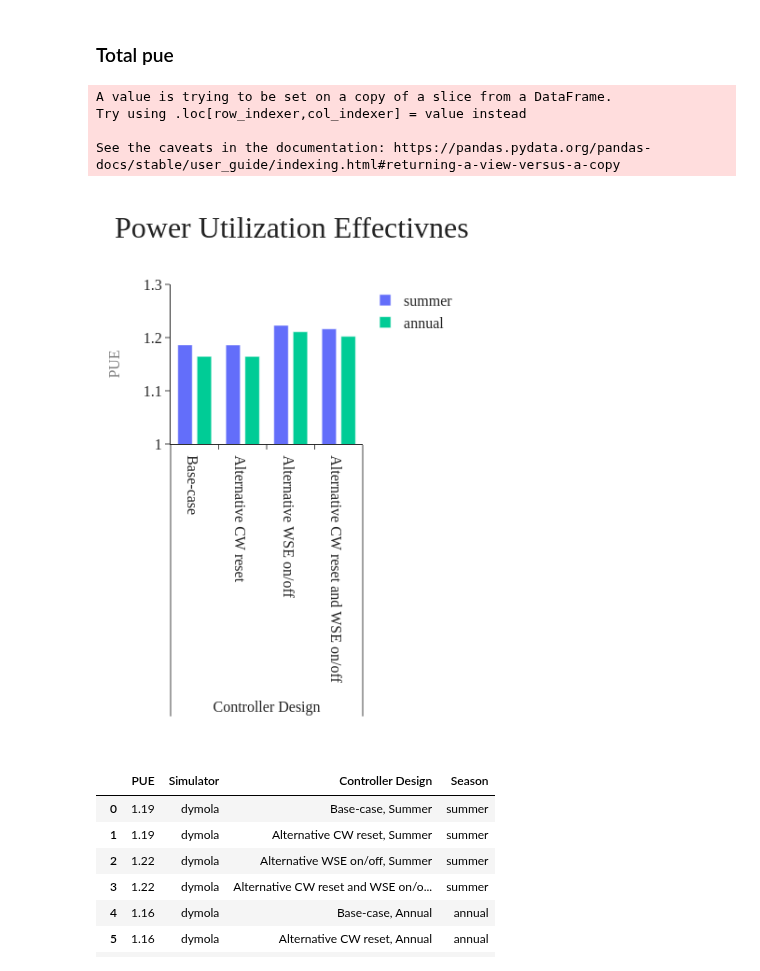
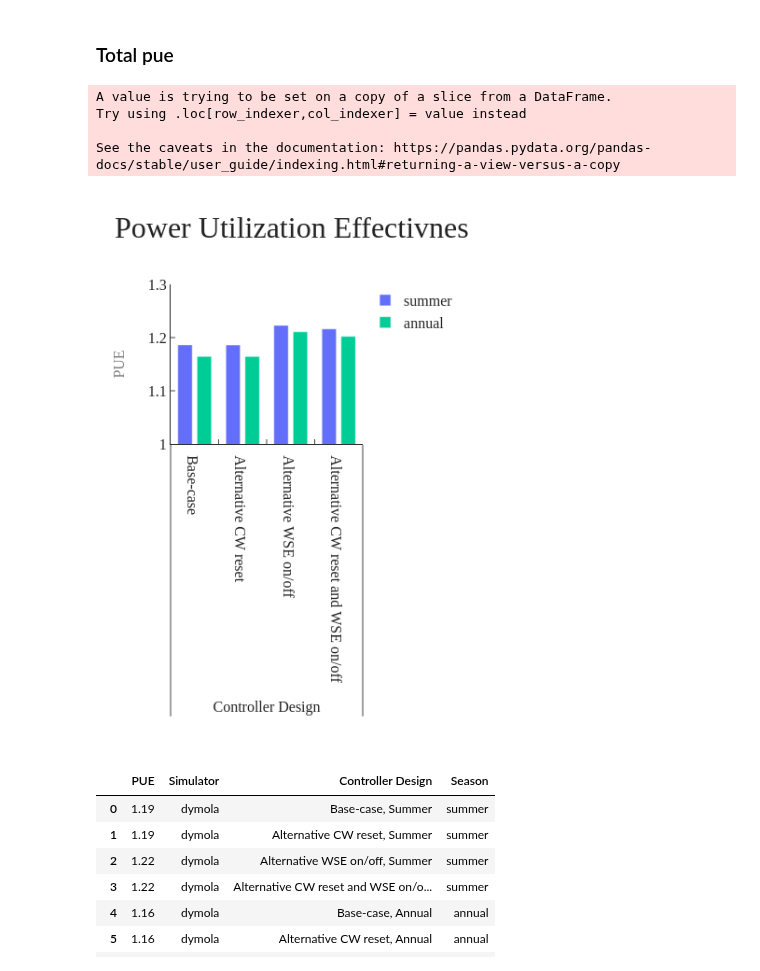
Before and after one commit to lbl-srg/obc, a Jupyter notebook: examples/case_study_2/post_process.ipynb, the cells around one changed output. Drawn from its saved outputs; the diff is of its cells as text; code cells hidden in the pictures.

Commit message:
improved pue stacked bar plot

```diff
--- a/examples/case_study_2/post_process.ipynb
+++ b/examples/case_study_2/post_process.ipynb
@@ -600,7 +584,7 @@ font = {'family' : 'serif',
         'color' : "#7f7f7f"}
 
 width = 600
-height = 600
+height = 1000
 
 for sim in df["Simulator"].unique():
 
@@ -617,7 +601,7 @@ for sim in df["Simulator"].unique():
         barmode="stack",
         font=dict(family=font['family'], size=font['size']),
         title=title,
-        titlefont=dict(size=font['size'] * 2.0, family=font['family']),
+        titlefont=dict(size=font['size'] * 1.0, family=font['family']),
         xaxis=dict(
             title_text="Season, Controller Design",
             titlefont=dict(
@@ -626,6 +610,7 @@ for sim in df["Simulator"].unique():
                 color=font['color'],
             ),
             tickfont=dict(size=font['size']),
+            ticks="",
         ),
         yaxis=dict(
             title_text="PUE",
@@ -635,6 +620,9 @@ for sim in df["Simulator"].unique():
                 color=font['color'],
             ),
             tickfont=dict(size=font['size']),
+            ticks="inside",
+            nticks=20,
+            showgrid=True, gridwidth=0.2, gridcolor="Gray",
         ),
         showlegend=True,
         width=width,
@@ -642,7 +630,7 @@ for sim in df["Simulator"].unique():
 #         margin=dict(l=margin_l, b=margin_b),
         legend=dict(
             x=0,
-            y=1,
+            y=0.2,
             font=dict(family=font['family'], size=font['size']*.8),
         ),
     )
@@ -711,6 +692,7 @@ fig.update_layout(
             color=font['color'],
         ),
         tickfont=dict(size=font['size']),
+        ticks="inside"
     ),
     yaxis=dict(
         title_text="PUE",
@@ -721,6 +703,7 @@ fig.update_layout(
             color=font['color'],
         ),
         tickfont=dict(size=font['size']),
+        ticks="inside"
     ),
     showlegend=True,
     width=width,
@@ -743,34 +726,34 @@ pue_single_simulator = pue_only[pue_only["Simulator"] == "dymola"]
 pue_single_simulator["Controller Design Label"] = "Controller Design"
 
 for r, c in zip(pue_single_simulator["Season"].unique(), colors):
     plot_df = pue_single_simulator[
         pue_single_simulator["Season"] == r]
 #     fig.add_trace(
 #         go.Bar(x=[plot_df["Simulator"].apply(
 #             lambda x: x.capitalize()), plot_df["Controller Design"].apply(
 #               lambda x: x[:-8])], y=plot_df["PUE"], name=r, marker_color=c, width = 0.3),
 #     )
     fig.add_trace(
         go.Bar(x=[plot_df["Controller Design Label"], plot_df["Controller Design"]], y=plot_df["PUE"], name=r, marker_color=c, width = 0.3),
     )
 
 
 img_bytes = fig.to_image(format="png", engine="kaleido")
 
 filename = "pue"
 
 pio.write_image(fig, os.path.join("img", filename + ".png"))
 
 pio.write_image(fig, os.path.join("img", filename + ".pdf"))
 
 from IPython.display import Image
 Image(img_bytes)
 # %% [output]
 A value is trying to be set on a copy of a slice from a DataFrame.
 Try using .loc[row_indexer,col_indexer] = value instead
 
 See the caveats in the documentation: https://pandas.pydata.org/pandas-docs/stable/user_guide/indexing.html#returning-a-view-versus-a-copy
-[figure, old version]
+[figure, new version]
 # %%
 pue_only
 # %% [output]
```
Also changed, not shown: parts of 3 cells of this notebook.
